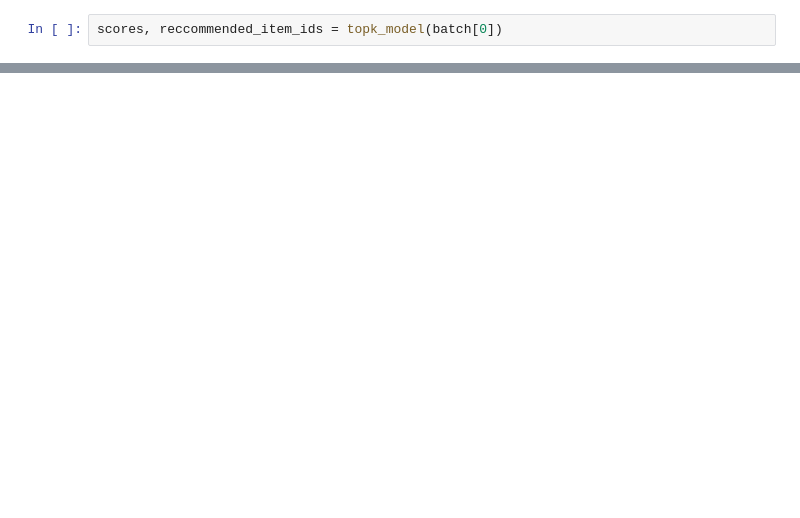
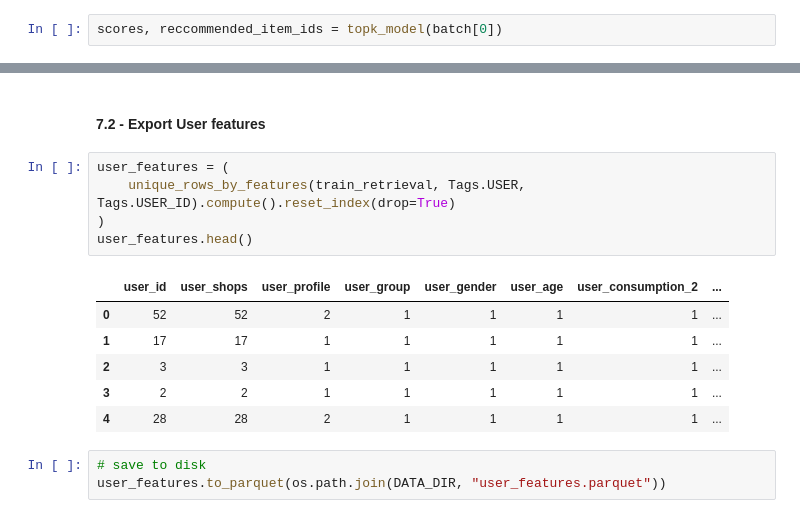
Before and after one commit to ChamathKB/Real-time-Recommendation-Systems, a Jupyter notebook: offline-batch-recsys/Offline_Batch_Recommender_System.ipynb, the cells around one changed output, grey strips where cells are left out. Cells and saved outputs as stored; diff of their text form; blank space fills up the shorter version.

```diff
--- a/offline-batch-recsys/Offline_Batch_Recommender_System.ipynb
+++ b/offline-batch-recsys/Offline_Batch_Recommender_System.ipynb
@@ -367,0 +653,17 @@ array([[0.02237884, 0.01794879, 0.0142032 , 0.0141079 , 0.01247173,
+# %% [markdown]
+#### 7.2 - Export User features
+# %%
+user_features = (
+    unique_rows_by_features(train_retrieval, Tags.USER, Tags.USER_ID).compute().reset_index(drop=True)
+)
+user_features.head()
+# %% [output]
+|  | user_id | user_shops | user_profile | user_group | user_gender | user_age | user_consumption_2 | ... |
+| 0 | 52 | 52 | 2 | 1 | 1 | 1 | 1 | ... |
+| 1 | 17 | 17 | 1 | 1 | 1 | 1 | 1 | ... |
+| 2 | 3 | 3 | 1 | 1 | 1 | 1 | 1 | ... |
+| 3 | 2 | 2 | 1 | 1 | 1 | 1 | 1 | ... |
+| 4 | 28 | 28 | 2 | 1 | 1 | 1 | 1 | ... |
+# %%
+# save to disk
+user_features.to_parquet(os.path.join(DATA_DIR, "user_features.parquet"))
```
Also changed, not shown: parts of 55 cells of this notebook.
